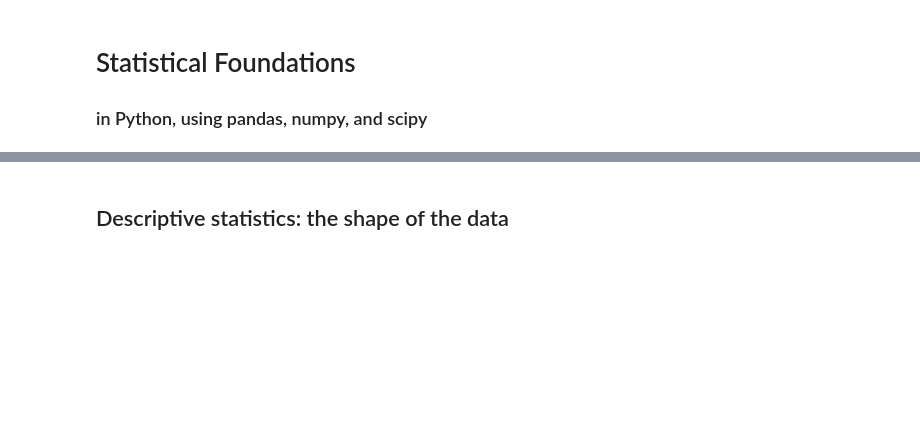
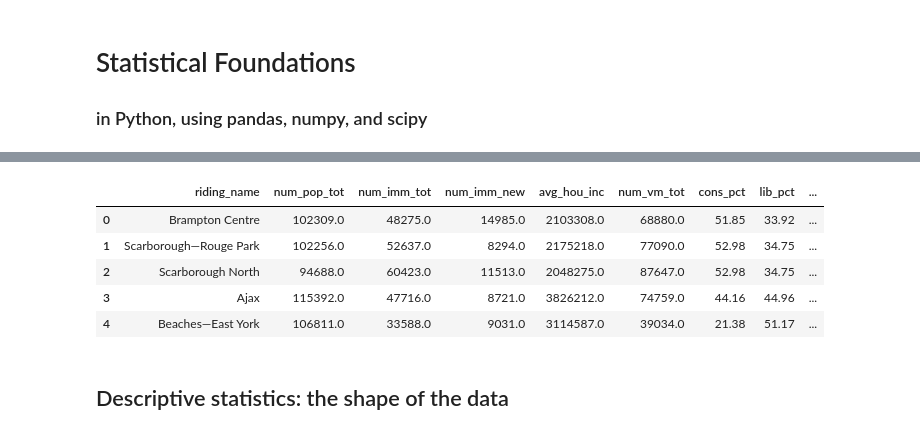
Before and after one commit to schoolofcities/urban-data-storytelling, a Jupyter notebook: urban-data-analytics/4-statistical-foundations/statistical-foundations.ipynb, the cells around one changed output, grey strips where cells are left out. Cells and saved outputs as stored; diff of their text form; code cells hidden in the pictures; blank space fills up the shorter version.

```diff
--- a/urban-data-analytics/4-statistical-foundations/statistical-foundations.ipynb
+++ b/urban-data-analytics/4-statistical-foundations/statistical-foundations.ipynb
@@ -29,3 +43,13 @@ gdf.to_csv('./data/ont-ed_stats_2025.csv', index=False)
+# %%
+df = pd.read_csv('./data/ont-ed_stats_2025.csv')
+df.head()
+# %% [output]
+|  | riding_name | num_pop_tot | num_imm_tot | num_imm_new | avg_hou_inc | num_vm_tot | cons_pct | lib_pct | ... |
+| 0 | Brampton Centre | 102309.0 | 48275.0 | 14985.0 | 2103308.0 | 68880.0 | 51.85 | 33.92 | ... |
+| 1 | Scarborough—Rouge Park | 102256.0 | 52637.0 | 8294.0 | 2175218.0 | 77090.0 | 52.98 | 34.75 | ... |
+| 2 | Scarborough North | 94688.0 | 60423.0 | 11513.0 | 2048275.0 | 87647.0 | 52.98 | 34.75 | ... |
+| 3 | Ajax | 115392.0 | 47716.0 | 8721.0 | 3826212.0 | 74759.0 | 44.16 | 44.96 | ... |
+| 4 | Beaches—East York | 106811.0 | 33588.0 | 9031.0 | 3114587.0 | 39034.0 | 21.38 | 51.17 | ... |
 # %% [markdown]
 ## Descriptive statistics: the shape of the data
 # %% [markdown]
```
Also changed, not shown: parts of 22 cells of this notebook.
